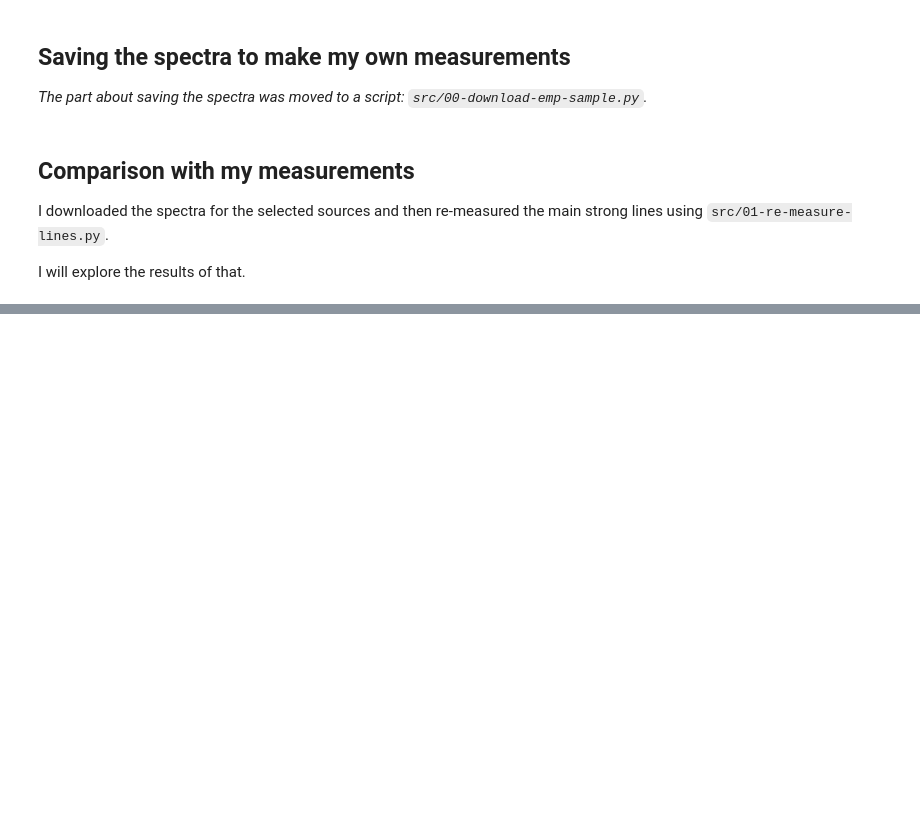
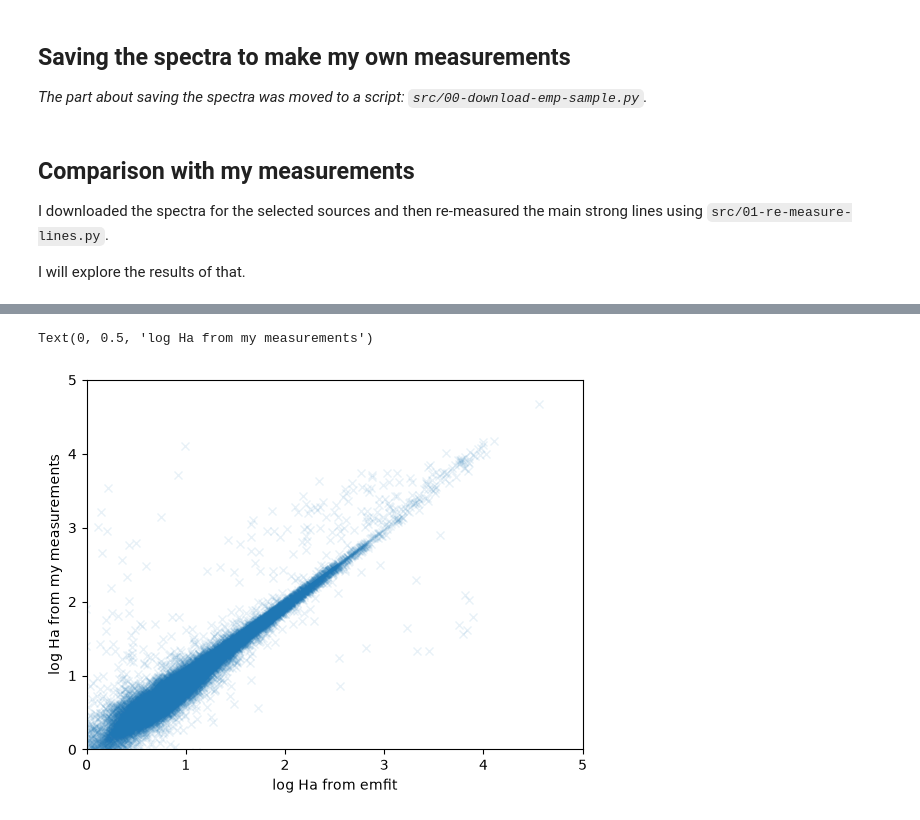
Before and after one commit to thevalentino/desi-selection-exploration, a Jupyter notebook: notebooks/00-EMP-sample-selection.ipynb, the cells around one changed output, grey strips where cells are left out. Cells and saved outputs as stored; diff of their text form; code cells hidden in the pictures; blank space fills up the shorter version.

```diff
--- a/notebooks/00-EMP-sample-selection.ipynb
+++ b/notebooks/00-EMP-sample-selection.ipynb
@@ -113,6 +115,6 @@ I downloaded the spectra for the selected sources and then re-measured the main
 
 I will explore the results of that.
 # %%
-# my_table = Table.read("../data/line-measurements-v261018.fits", format="fits")
-# print(len(my_table))
-# np.sum(my_table.columns['status'] == "error")
+my_table = Table.read("../data/line-measurements-v261018.fits", format="fits")
+print(len(my_table))
+np.sum(my_table.columns["status"] == "error")
@@ -119,5 +124,5 @@ I will explore the results of that.
 # %%
-# mine = my_table[my_table.columns['status'] != "error"].to_pandas()
-# prior = selection[mask].copy()
-# full = pd.merge(prior, mine, on="TARGETID", how="inner")
+mine = my_table[my_table.columns["status"] != "error"].to_pandas()
+prior = selection[mask].copy()
+full = pd.merge(prior, mine, on="TARGETID", how="inner")
 # %%
@@ -125,7 +140,10 @@ I will explore the results of that.
 # %%
-# plt.plot(np.log10(full["HA_N_FLUX"]), np.log10(full["flux_ha"]), "x", alpha=0.1)
-# plt.xlim(0, 5)
-# plt.ylim(0, 5)
-# plt.xlabel("log Ha from emfit")
-# plt.ylabel("log Ha from my measurements")
+plt.plot(np.log10(full["HA_N_FLUX"]), np.log10(full["flux_ha"]), "x", alpha=0.1)
+plt.xlim(0, 5)
+plt.ylim(0, 5)
+plt.xlabel("log Ha from emfit")
+plt.ylabel("log Ha from my measurements")
+# %% [output]
+Text(0, 0.5, 'log Ha from my measurements')
+[figure, added]
 # %%
```
Also changed, not shown: parts of 25 cells of this notebook, 4 other files.
